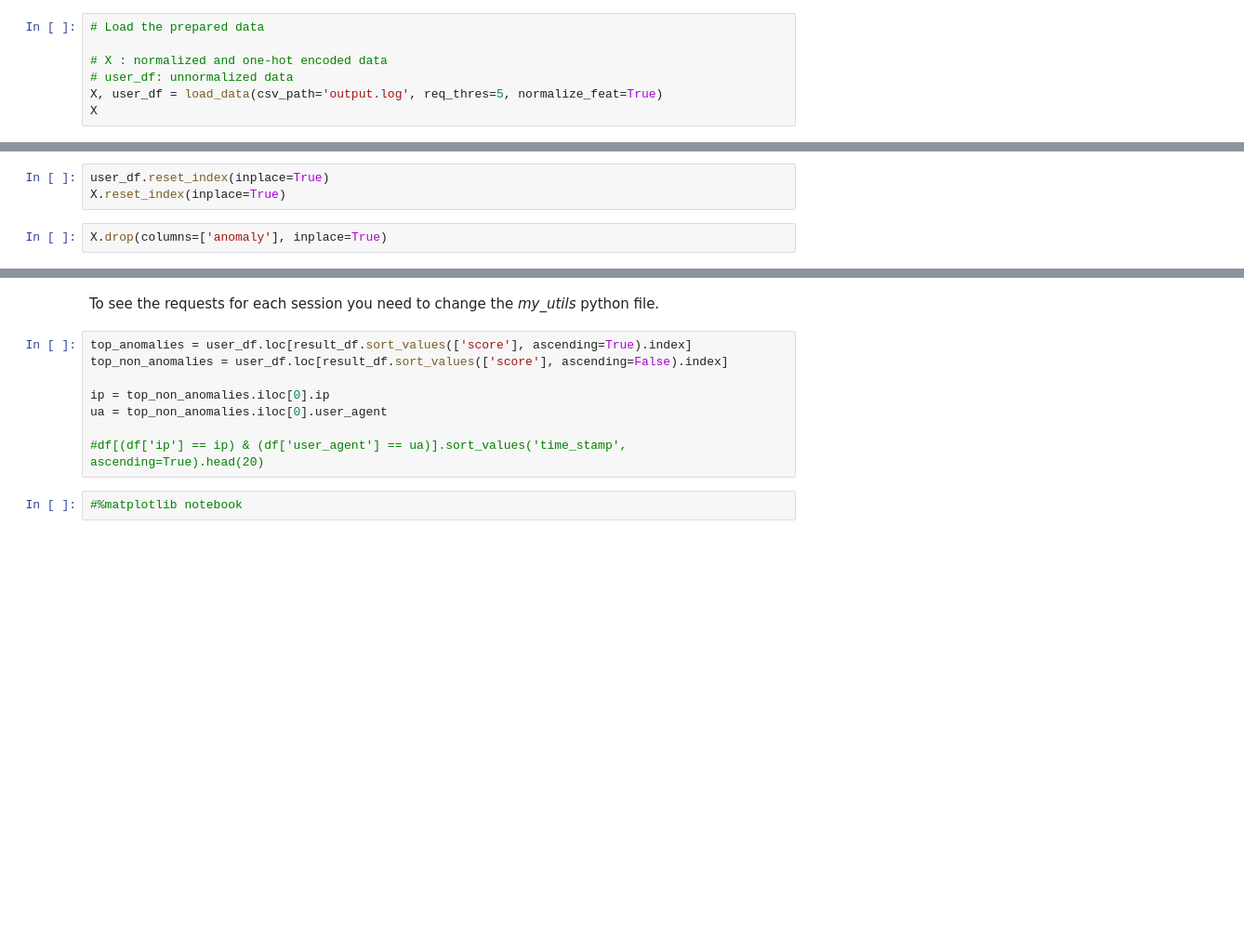
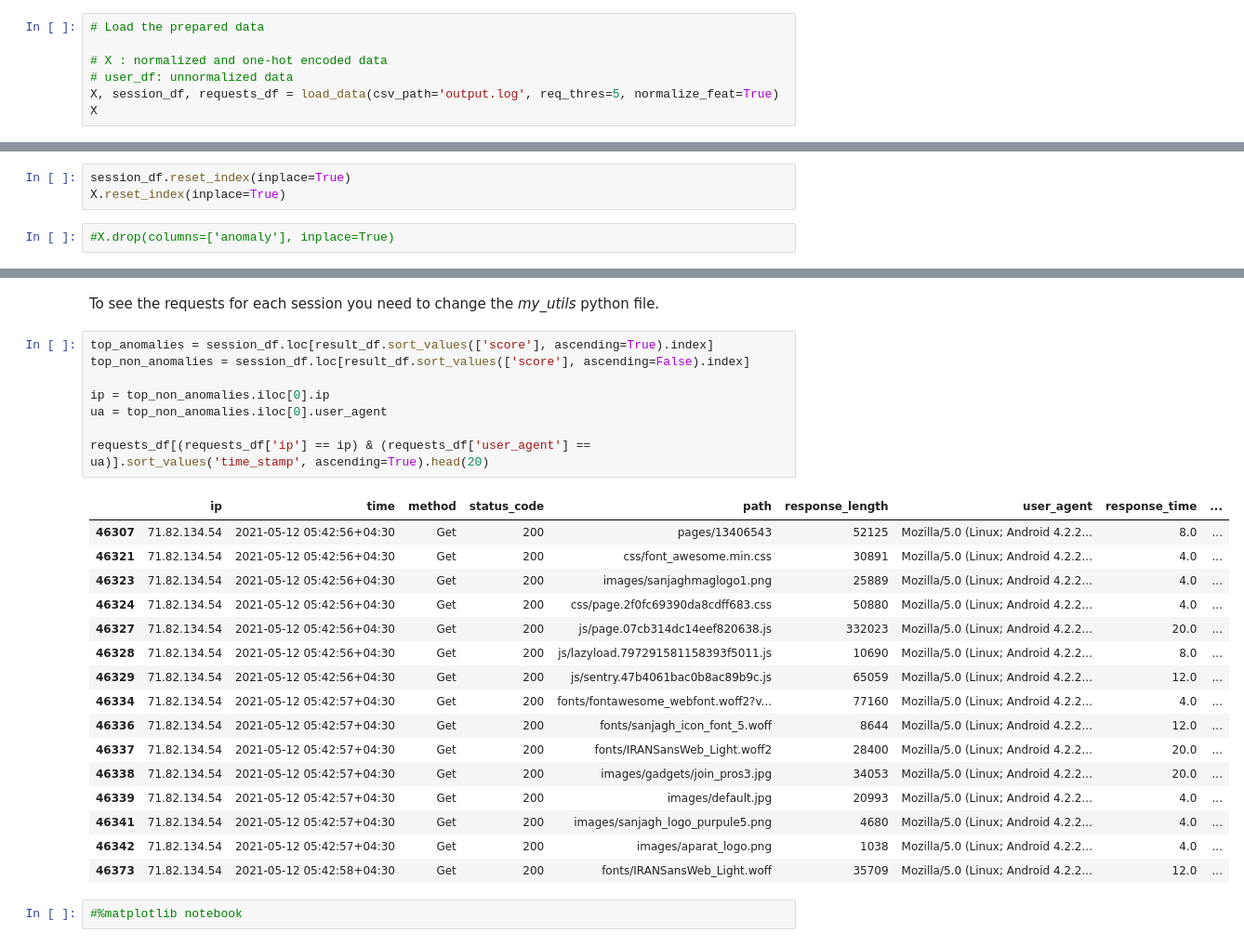
Before and after one commit to mohammadhashemii/Web-Crawler-Detection, a Jupyter notebook: 02_baselineModels.ipynb, the cells around one changed output, grey strips where cells are left out. Shown at 93% size. Saved outputs shown, nothing was run; the diff lists cells and outputs as text; blank space fills up the shorter version.

```diff
--- a/02_baselineModels.ipynb
+++ b/02_baselineModels.ipynb
@@ -15,7 +15,7 @@ from sklearn.neighbors import LocalOutlierFactor
 
 # X : normalized and one-hot encoded data
 # user_df: unnormalized data
-X, user_df = load_data(csv_path='output.log', req_thres=5, normalize_feat=True)
+X, session_df, requests_df = load_data(csv_path='output.log', req_thres=5, normalize_feat=True)
 X
 # %% [output]
 LOADING THE DATASET...
@@ -36,10 +36,10 @@ DATASET HAS BEEN LOADED SUCESSFULLY!
 | 99.239.97.147 | Mozilla/5.0 (Windows NT 10.0; Win... | 0.581013 | 0.519427 | 0.030288 | -0.223841 | -0.018601 | ... |
 31541 rows × 80 columns
 # %%
-user_df.reset_index(inplace=True)
+session_df.reset_index(inplace=True)
 X.reset_index(inplace=True)
 # %%
-X.drop(columns=['anomaly'], inplace=True)
+#X.drop(columns=['anomaly'], inplace=True)
 # %% [markdown]
 # 1. IsolationForest
 # %%
@@ -124,13 +124,30 @@ result_df['score'].hist(bins=100, figsize=(20,15))
 # %% [markdown]
 To see the requests for each session you need to change the *my_utils* python file.
 # %%
-top_anomalies = user_df.loc[result_df.sort_values(['score'], ascending=True).index]
-top_non_anomalies = user_df.loc[result_df.sort_values(['score'], ascending=False).index]
+top_anomalies = session_df.loc[result_df.sort_values(['score'], ascending=True).index]
+top_non_anomalies = session_df.loc[result_df.sort_values(['score'], ascending=False).index]
 
 ip = top_non_anomalies.iloc[0].ip
 ua = top_non_anomalies.iloc[0].user_agent
 
-#df[(df['ip'] == ip) & (df['user_agent'] == ua)].sort_values('time_stamp', ascending=True).head(20)
+requests_df[(requests_df['ip'] == ip) & (requests_df['user_agent'] == ua)].sort_values('time_stamp', ascending=True).head(20)
+# %% [output]
+|  | ip | time | method | status_code | path | response_length | user_agent | response_time | ... |
+| 46307 | 71.82.134.54 | 2021-05-12 05:42:56+04:30 | Get | 200 | pages/13406543 | 52125 | Mozilla/5.0 (Linux; Android 4.2.2... | 8.0 | ... |
+| 46321 | 71.82.134.54 | 2021-05-12 05:42:56+04:30 | Get | 200 | css/font_awesome.min.css | 30891 | Mozilla/5.0 (Linux; Android 4.2.2... | 4.0 | ... |
+| 46323 | 71.82.134.54 | 2021-05-12 05:42:56+04:30 | Get | 200 | images/sanjaghmaglogo1.png | 25889 | Mozilla/5.0 (Linux; Android 4.2.2... | 4.0 | ... |
+| 46324 | 71.82.134.54 | 2021-05-12 05:42:56+04:30 | Get | 200 | css/page.2f0fc69390da8cdff683.css | 50880 | Mozilla/5.0 (Linux; Android 4.2.2... | 4.0 | ... |
+| 46327 | 71.82.134.54 | 2021-05-12 05:42:56+04:30 | Get | 200 | js/page.07cb314dc14eef820638.js | 332023 | Mozilla/5.0 (Linux; Android 4.2.2... | 20.0 | ... |
+| 46328 | 71.82.134.54 | 2021-05-12 05:42:56+04:30 | Get | 200 | js/lazyload.797291581158393f5011.js | 10690 | Mozilla/5.0 (Linux; Android 4.2.2... | 8.0 | ... |
+| 46329 | 71.82.134.54 | 2021-05-12 05:42:56+04:30 | Get | 200 | js/sentry.47b4061bac0b8ac89b9c.js | 65059 | Mozilla/5.0 (Linux; Android 4.2.2... | 12.0 | ... |
+| 46334 | 71.82.134.54 | 2021-05-12 05:42:57+04:30 | Get | 200 | fonts/fontawesome_webfont.woff2?v... | 77160 | Mozilla/5.0 (Linux; Android 4.2.2... | 4.0 | ... |
+| 46336 | 71.82.134.54 | 2021-05-12 05:42:57+04:30 | Get | 200 | fonts/sanjagh_icon_font_5.woff | 8644 | Mozilla/5.0 (Linux; Android 4.2.2... | 12.0 | ... |
+| 46337 | 71.82.134.54 | 2021-05-12 05:42:57+04:30 | Get | 200 | fonts/IRANSansWeb_Light.woff2 | 28400 | Mozilla/5.0 (Linux; Android 4.2.2... | 20.0 | ... |
+| 46338 | 71.82.134.54 | 2021-05-12 05:42:57+04:30 | Get | 200 | images/gadgets/join_pros3.jpg | 34053 | Mozilla/5.0 (Linux; Android 4.2.2... | 20.0 | ... |
+| 46339 | 71.82.134.54 | 2021-05-12 05:42:57+04:30 | Get | 200 | images/default.jpg | 20993 | Mozilla/5.0 (Linux; Android 4.2.2... | 4.0 | ... |
+| 46341 | 71.82.134.54 | 2021-05-12 05:42:57+04:30 | Get | 200 | images/sanjagh_logo_purpule5.png | 4680 | Mozilla/5.0 (Linux; Android 4.2.2... | 4.0 | ... |
+| 46342 | 71.82.134.54 | 2021-05-12 05:42:57+04:30 | Get | 200 | images/aparat_logo.png | 1038 | Mozilla/5.0 (Linux; Android 4.2.2... | 4.0 | ... |
+| 46373 | 71.82.134.54 | 2021-05-12 05:42:58+04:30 | Get | 200 | fonts/IRANSansWeb_Light.woff | 35709 | Mozilla/5.0 (Linux; Android 4.2.2... | 12.0 | ... |
 # %%
 #%matplotlib notebook
 # %%
```
Also changed, not shown: parts of 1 cell of this notebook, 2 other files.
